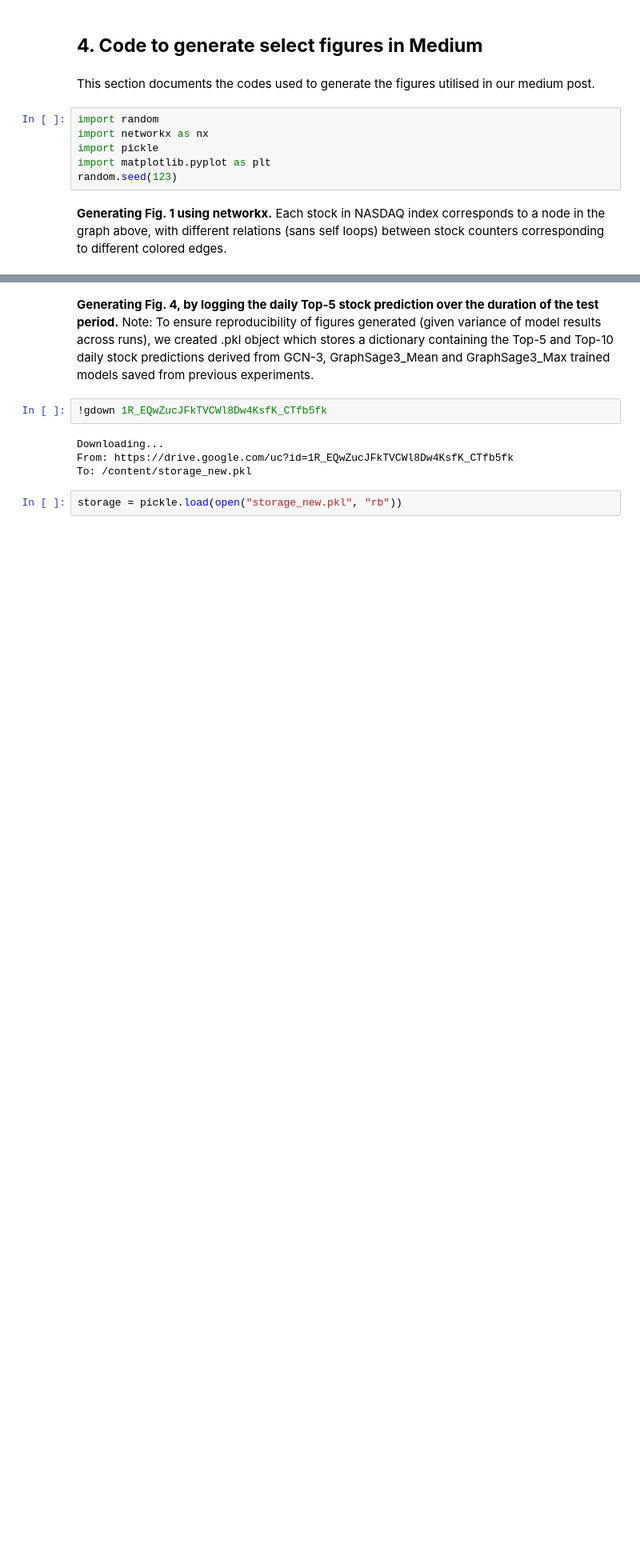
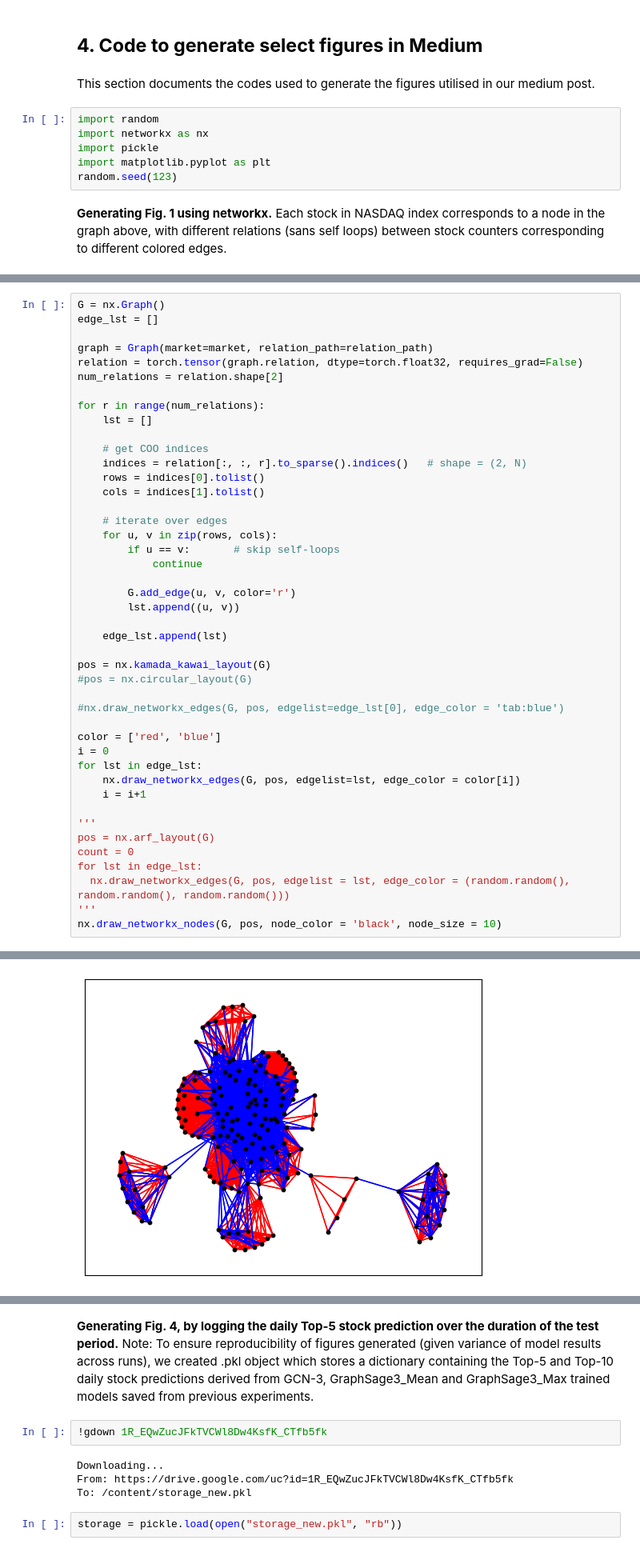
Before and after one commit to Astha-IISERB/Stock_Prediction_using_GNNs, a Jupyter notebook: RTGCN_for_Stock_Prediction.ipynb, the cells around one changed output, grey strips where cells are left out. Shown at 80% size. Saved outputs shown, nothing was run; the diff lists cells and outputs as text; blank space fills up the shorter version.

```diff
--- a/RTGCN_for_Stock_Prediction.ipynb
+++ b/RTGCN_for_Stock_Prediction.ipynb
@@ -507,0 +577,45 @@ random.seed(123)
+# %%
+G = nx.Graph()
+edge_lst = []
+
+graph = Graph(market=market, relation_path=relation_path)
+relation = torch.tensor(graph.relation, dtype=torch.float32, requires_grad=False)
+num_relations = relation.shape[2]
+
+for r in range(num_relations):
+    lst = []
+
+    # get COO indices
+    indices = relation[:, :, r].to_sparse().indices()   # shape = (2, N)
+    rows = indices[0].tolist()
+    cols = indices[1].tolist()
+
+    # iterate over edges
+    for u, v in zip(rows, cols):
+        if u == v:       # skip self-loops
+            continue
+
+        G.add_edge(u, v, color='r')
+        lst.append((u, v))
+
+    edge_lst.append(lst)
+
+pos = nx.kamada_kawai_layout(G)
+#pos = nx.circular_layout(G)
+
+#nx.draw_networkx_edges(G, pos, edgelist=edge_lst[0], edge_color = 'tab:blue')
+
+color = ['red', 'blue']
+i = 0
+for lst in edge_lst:
+    nx.draw_networkx_edges(G, pos, edgelist=lst, edge_color = color[i])
+    i = i+1
+
+'''
+pos = nx.arf_layout(G)
+count = 0
+for lst in edge_lst:
+  nx.draw_networkx_edges(G, pos, edgelist = lst, edge_color = (random.random(), random.random(), random.random()))
+'''
+nx.draw_networkx_nodes(G, pos, node_color = 'black', node_size = 10)
+# %% [output]
@@ -508,3 +623,4 @@ random.seed(123)
+[figure, added]
 # %%
 G = nx.DiGraph()
 edge_lst = []
```
Also changed, not shown: parts of 7 cells of this notebook.
